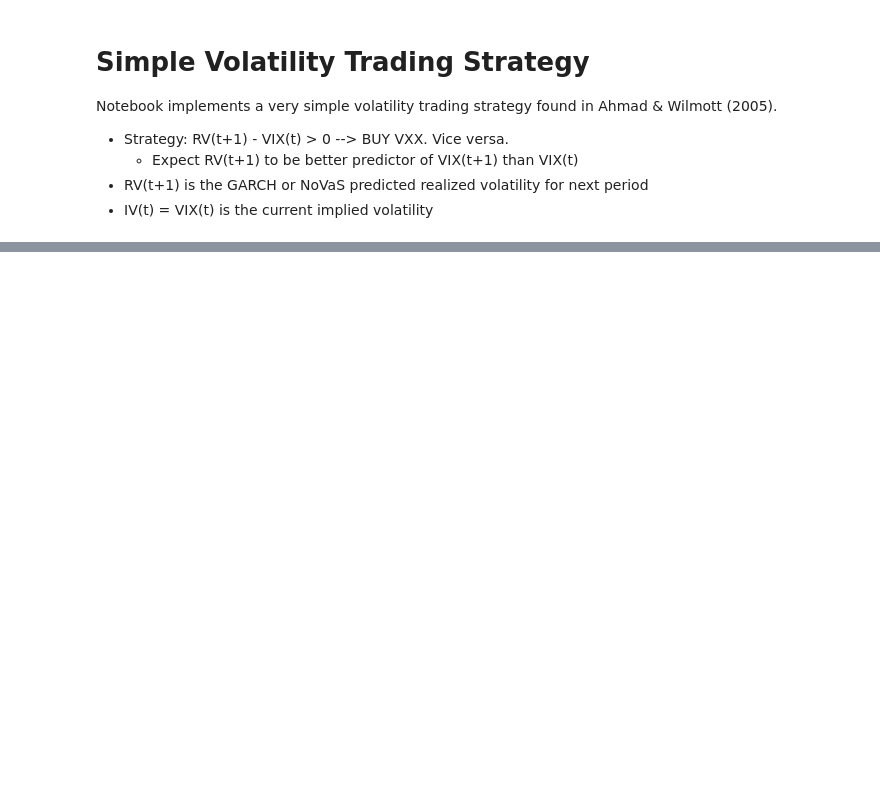
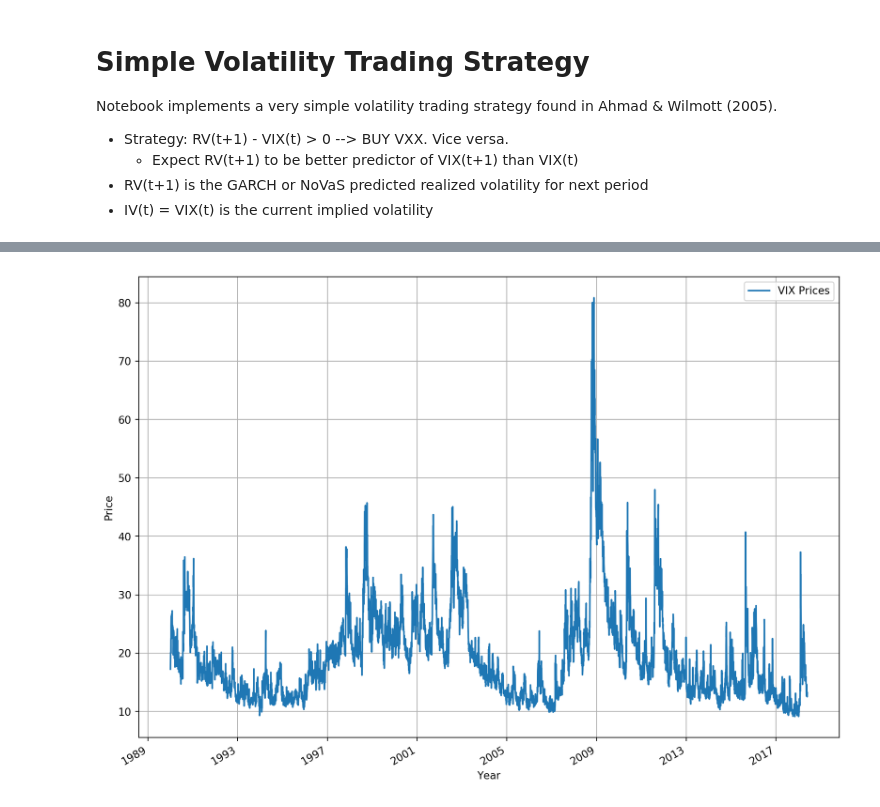
Before and after one commit to ngurnani/VolatilityPrediction, a Jupyter notebook: src/Simple Volatility Trading Strategy.ipynb, the cells around one changed output, grey strips where cells are left out. Drawn from its saved outputs; the diff is of its cells as text; code cells hidden in the pictures; blank space fills up the shorter version.

```diff
--- a/src/Simple Volatility Trading Strategy.ipynb
+++ b/src/Simple Volatility Trading Strategy.ipynb
@@ -26,7 +28,7 @@ sp500_data.drop(columns=['Date'],inplace=True)
 sp500_returns = sp500_data['Close'].pct_change()[1:]
 sp500_returns = (sp500_returns - np.mean(sp500_returns))/np.std(sp500_returns) # normalize to have mean 0 std 1
 # %%
-vix = pd.read_csv("./data/VIXindex.csv")
-
+vix = pd.read_csv("./data/VIXindex.csv", index_col= ['Date'])
+vix.index = vix.index.astype('datetime64[ns]')
 vix.head()
 # %% [output]
@@ -33,0 +42,9 @@ TypeError: parser_f() got an unexpected keyword argument 'index'
+# %%
+plt.figure(figsize=(12, 9), dpi=190)
+vix['Close'].plot()
+plt.grid(True)
+plt.xlabel('Year')
+plt.ylabel('Price')
+plt.legend(['VIX Prices']);
+# %% [output]
+[figure, added]
```
Also changed, not shown: parts of 12 cells of this notebook, 4 other files.
